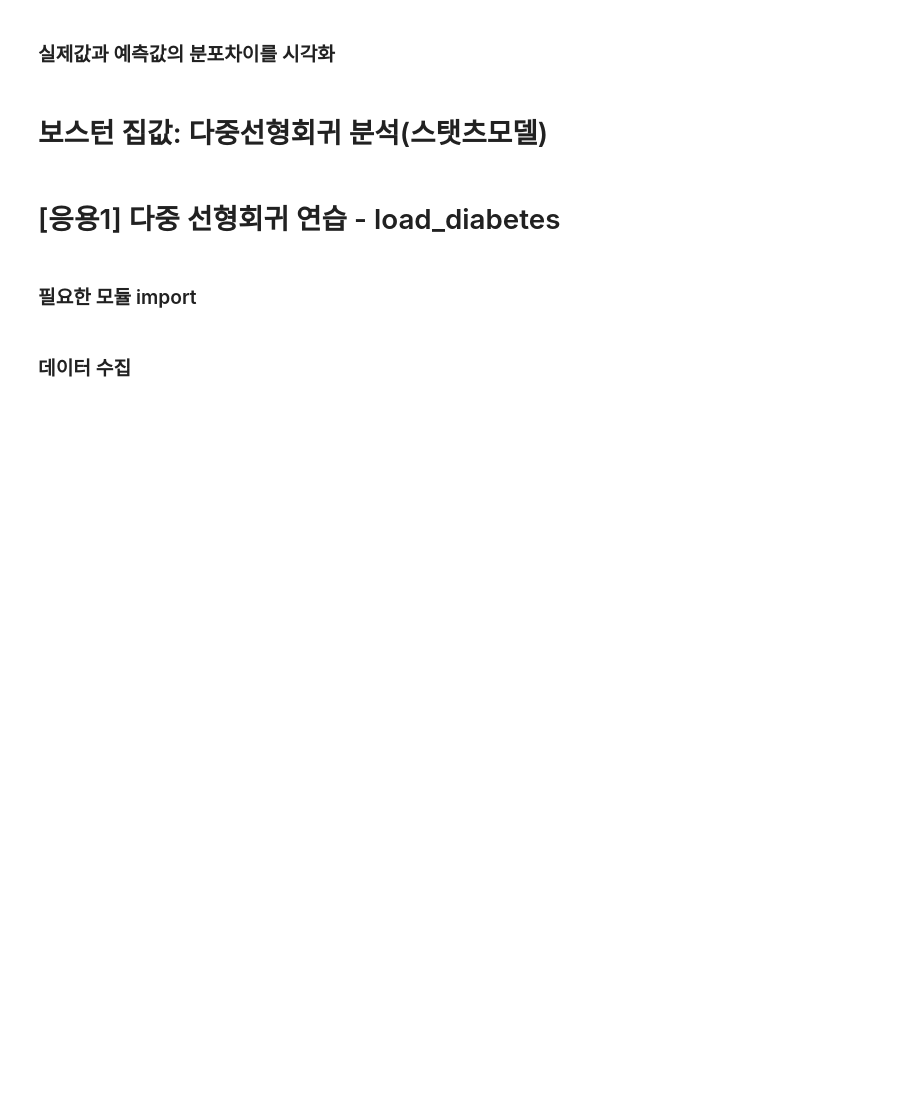
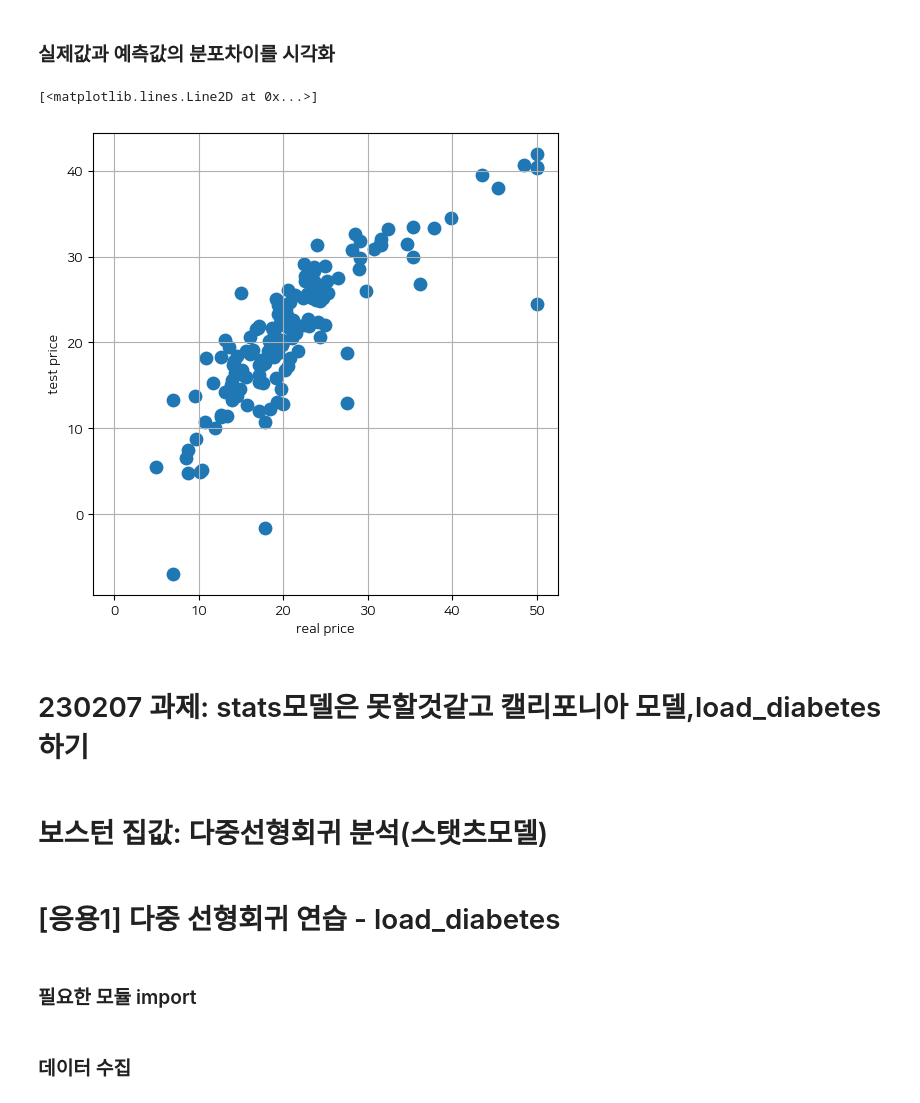
Before and after one commit to malcano/Data_Engineering_20, a Jupyter notebook: machinelearning/02ML.ipynb, the cells around one changed output. Cells and saved outputs as stored; diff of their text form; code cells hidden in the pictures; blank space fills up the shorter version.

Commit message:
machine learning: study linear regression and start assignment

```diff
--- a/machinelearning/02ML.ipynb
+++ b/machinelearning/02ML.ipynb
@@ -955,10 +955,13 @@ X_train.head()
 ### 모델 클래스 선택
 # %%
 from sklearn.linear_model import LinearRegression
+# 객체 생성
+lr = LinearRegression()
 # %% [markdown]
 ### 모델 구축
 # %%
 #학습 수행
+reg = lr.fit(X_train, y_train)
 # %% [markdown]
 ### 모델 평가
 # %%
@@ -970,0 +991,10 @@ from sklearn.linear_model import LinearRegression
+# %%
+#모델 평가
+from sklearn.metrics import mean_squared_error, r2_score
+
+y_pred = reg.predict(X_test)
+
+#평가 지표 계산
+mse = mean_squared_error(y_test, y_pred)
+rmse = np.sqrt(mse)
+r2 = r2_score(y_test, y_pred)
@@ -1001,5 +1086,19 @@ from sklearn.linear_model import LinearRegression
 # %% [markdown]
 ###  실제값과 예측값의 분포차이를 시각화
+# %%
+import matplotlib.pyplot as plt
+plt.figure(figsize=(6,6))
+plt.scatter(y_test, y_pred, s=80)
+plt.grid()
+plt.xlabel("real price")
+plt.ylabel("test price")
+plt.plot([0,0],[40,40])
+# y=x에 얼마나 몰려있는가 ?
+# %% [output]
+[<matplotlib.lines.Line2D at 0x...>]
+[figure, added]
+# %% [markdown]
+# 230207 과제: stats모델은 못할것같고 캘리포니아 모델,load_diabetes 하기
 # %% [markdown]
 # 보스턴 집값: 다중선형회귀 분석(스탯츠모델)
 # %%
```
Also changed, not shown: parts of 16 cells of this notebook.
